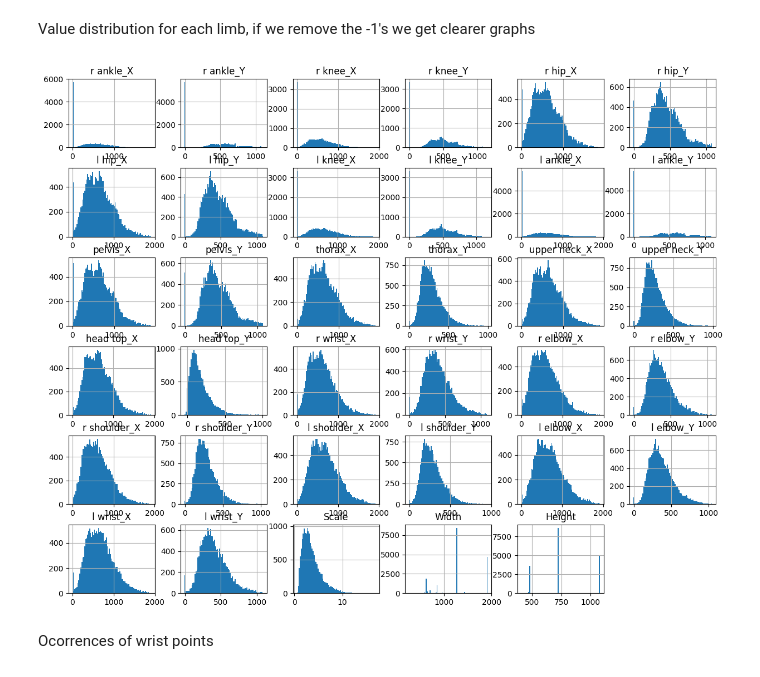
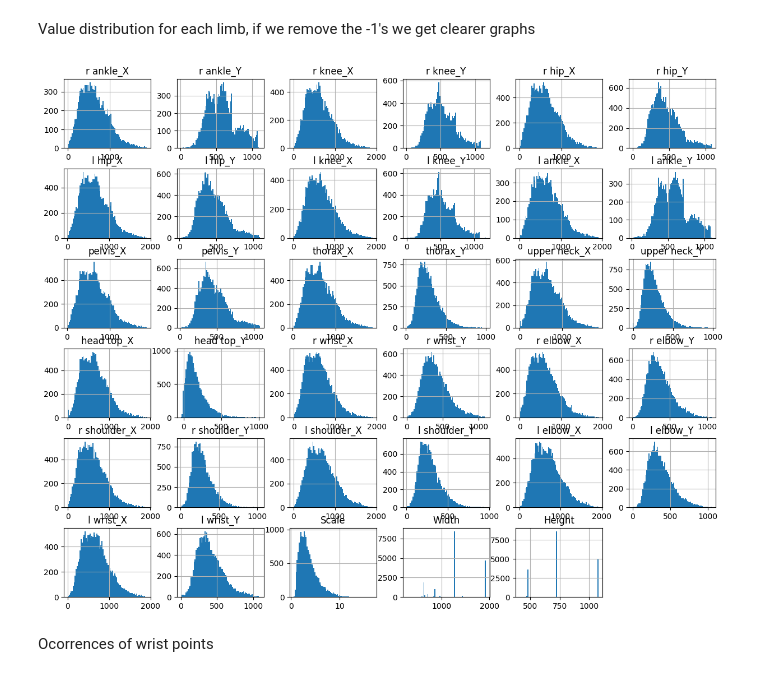
Before and after one commit to bernaprioste1704/LimbsID-Samsung-Final-Project, a Jupyter notebook: EDA/EDAmpii.ipynb, the cells around one changed output. Cells and saved outputs as stored; diff of their text form; code cells hidden in the pictures.

```diff
--- a/EDA/EDAmpii.ipynb
+++ b/EDA/EDAmpii.ipynb
@@ -255,11 +253,18 @@ plt.show()
 Value distribution for each limb, if we remove the -1's we get clearer graphs
 # %%
 # histdf = df.drop(columns=["ID"])
-df.hist(figsize=(15,12),bins = 80)
-plt.title("Features Distribution")
+histdf = df
+int_cols = histdf.select_dtypes(include='int')
+
+# Keep only non-negative values in integer columns
+histdf[int_cols.columns] = int_cols[int_cols >= 0]
+
+# Plot histogram
+histdf.hist(figsize=(15, 12), bins=80)
+plt.title("Features Distribution (No Negatives in Int Columns)")
 plt.show()
 # %% [output]
-[figure, old version]
+[figure, new version]
 # %%
 # keypoint_columns = df.select_dtypes(include='number')
 # keypoint_columns = keypoint_columns.drop(columns=["Scale"])
```
Also changed, not shown: parts of 4 cells of this notebook.
